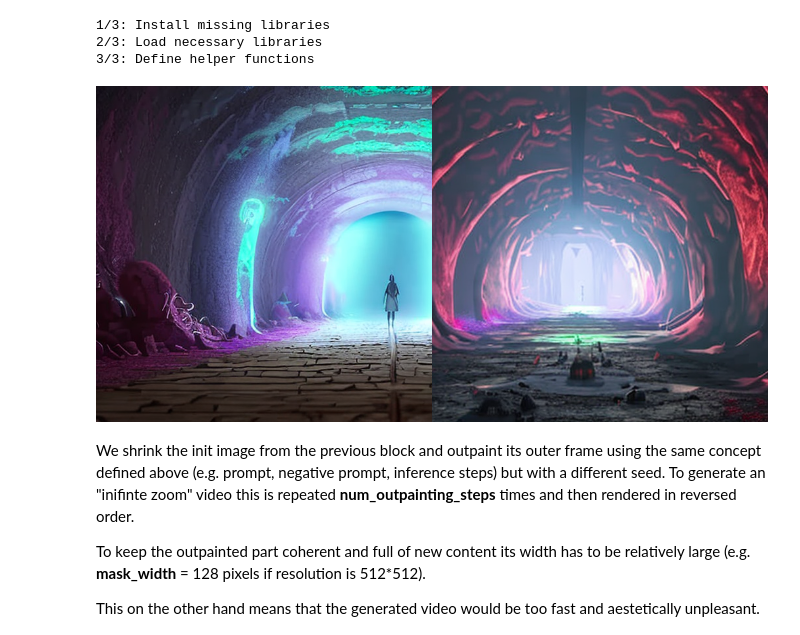
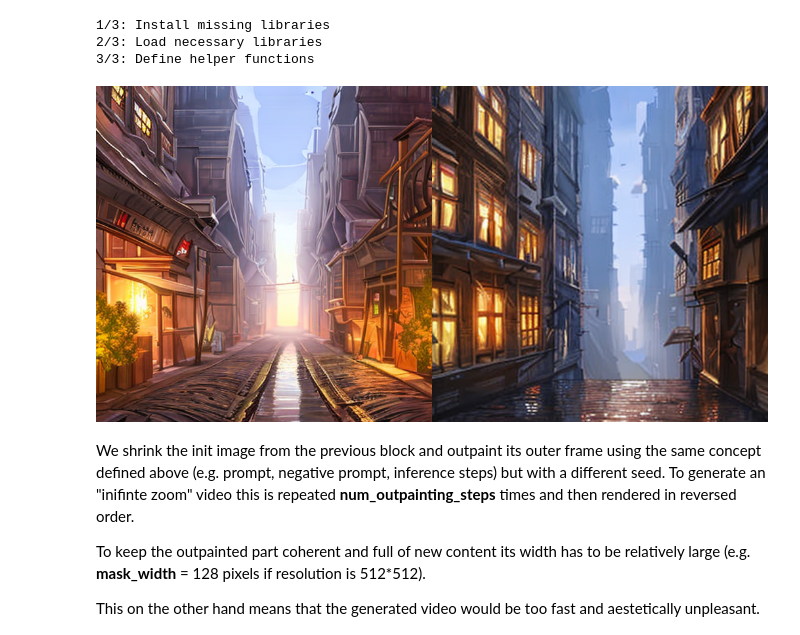
Before and after one commit to saketh12/infinite-zoom-stable-diffusion, a Jupyter notebook: stable-diffusion-2-infinite-zoom-out/infinite_zoom_out.ipynb, the cells around one changed output. Saved outputs shown, nothing was run; the diff lists cells and outputs as text; code cells hidden in the pictures.

```diff
--- a/stable-diffusion-2-infinite-zoom-out/infinite_zoom_out.ipynb
+++ b/stable-diffusion-2-infinite-zoom-out/infinite_zoom_out.ipynb
@@ -112,42 +113,42 @@ g_cuda = torch.Generator(device='cuda')
 #@markdown FIND A GOOD CONCEPT FOR YOUR VIDEO: <br>
 #@markdown (Image output of this block will be the last image of the video)
 
-prompt = "creepy tunnel with colorful glowing liquid and alien creatures on the walls, matte painting, concept art, HQ, 4k" #@param
+prompt = "narrow alley of a big city, concept art, HQ, 4k" #@param
 negative_prompt = "frame, ugly, blur" #@param
 
 #@markdown Number of initial example images to generate:
 num_init_images = 2 #@param
 #@markdown Random seed (arbitrary input to make the initial image generation deterministic):
-seed = 9999999 #@param
+seed = 4444 #@param
 #@markdown  The number of denoising steps (Higher number usually lead to a higher quality image at the expense of slower inference):
 num_inference_steps = 20 #@param
 #@markdown Guidance scale defines how closely generated images to be linked to the text prompt:
 guidance_scale = 7 #@param
 #@markdown Heigth (and width) of the images in pixels (= resolution of the video generated in the next block, has to be divisible with 8):
 height = 512 #@param
 width = height
-#@markdown: since the model was trained on 512 images increasing the resolution to e.g. 1024 will
+#@markdown Since the model was trained on 512 images increasing the resolution to e.g. 1024 will
 #@markdown drastically reduce its imagination, so the video will vary a lot less compared to 512
 
 current_image = PIL.Image.new(mode="RGBA", size=(height, width))
 mask_image = np.array(current_image)[:,:,3]
 mask_image = Image.fromarray(255-mask_image).convert("RGB")
 current_image = current_image.convert("RGB")
 
 init_images =  pipe(prompt=[prompt]*num_init_images,
                     negative_prompt=[negative_prompt]*num_init_images,
                     image=current_image,
                     guidance_scale = guidance_scale,
                     height = height,
                     width = width,
                     generator = g_cuda.manual_seed(seed),
                     mask_image=mask_image,
                     num_inference_steps=num_inference_steps)[0]
 
 
 image_grid(init_images, rows=1, cols=num_init_images)
 # %% [output]
-[figure, old version]
+[figure, new version]
 # %% [markdown]
 We shrink the init image from the previous block and outpaint its outer frame using the same concept defined above (e.g. prompt, negative prompt, inference steps) but with a different seed. To generate an "inifinte zoom" video this is repeated **num_outpainting_steps** times and then rendered in reversed order.
 
```
Also changed, not shown: parts of 3 cells of this notebook.
